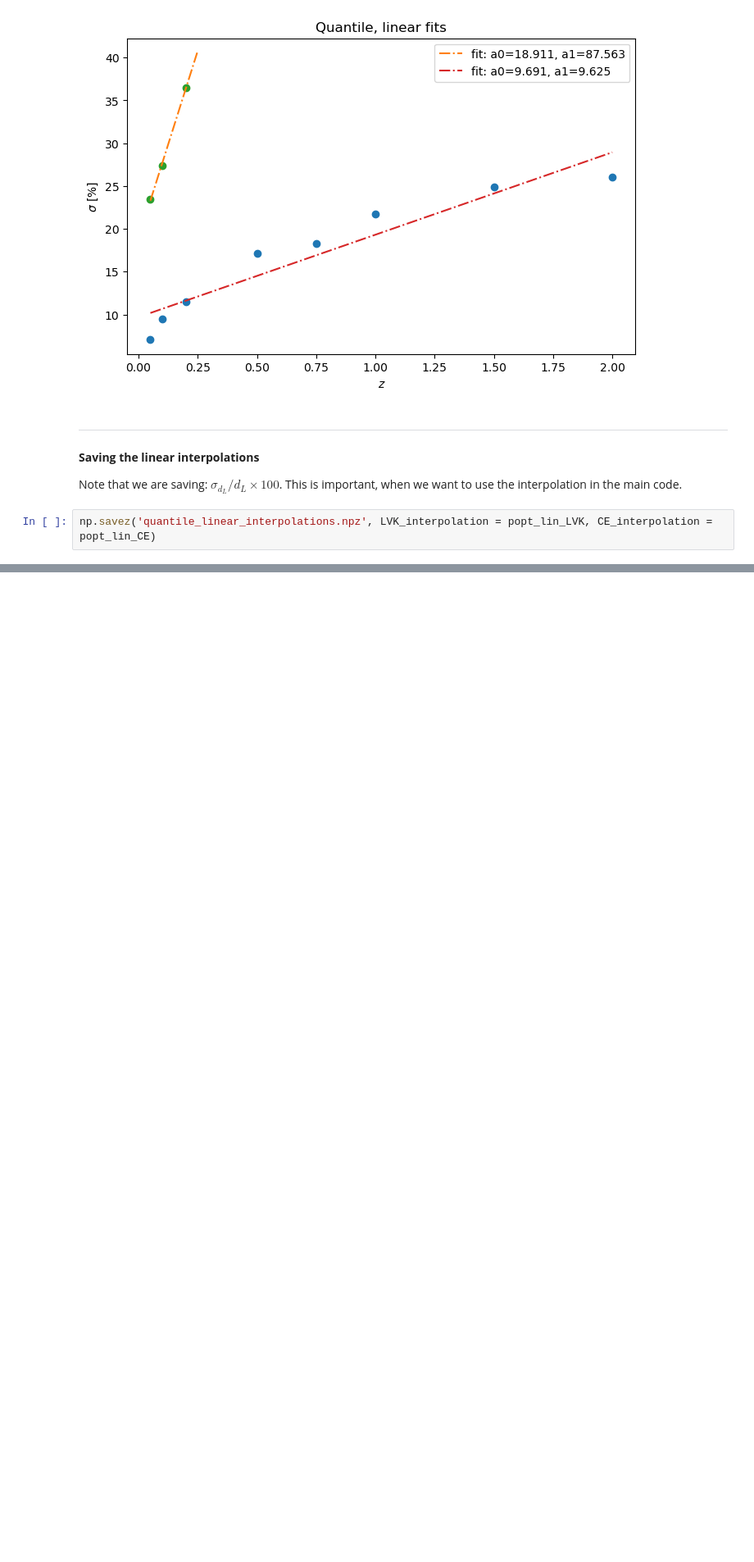
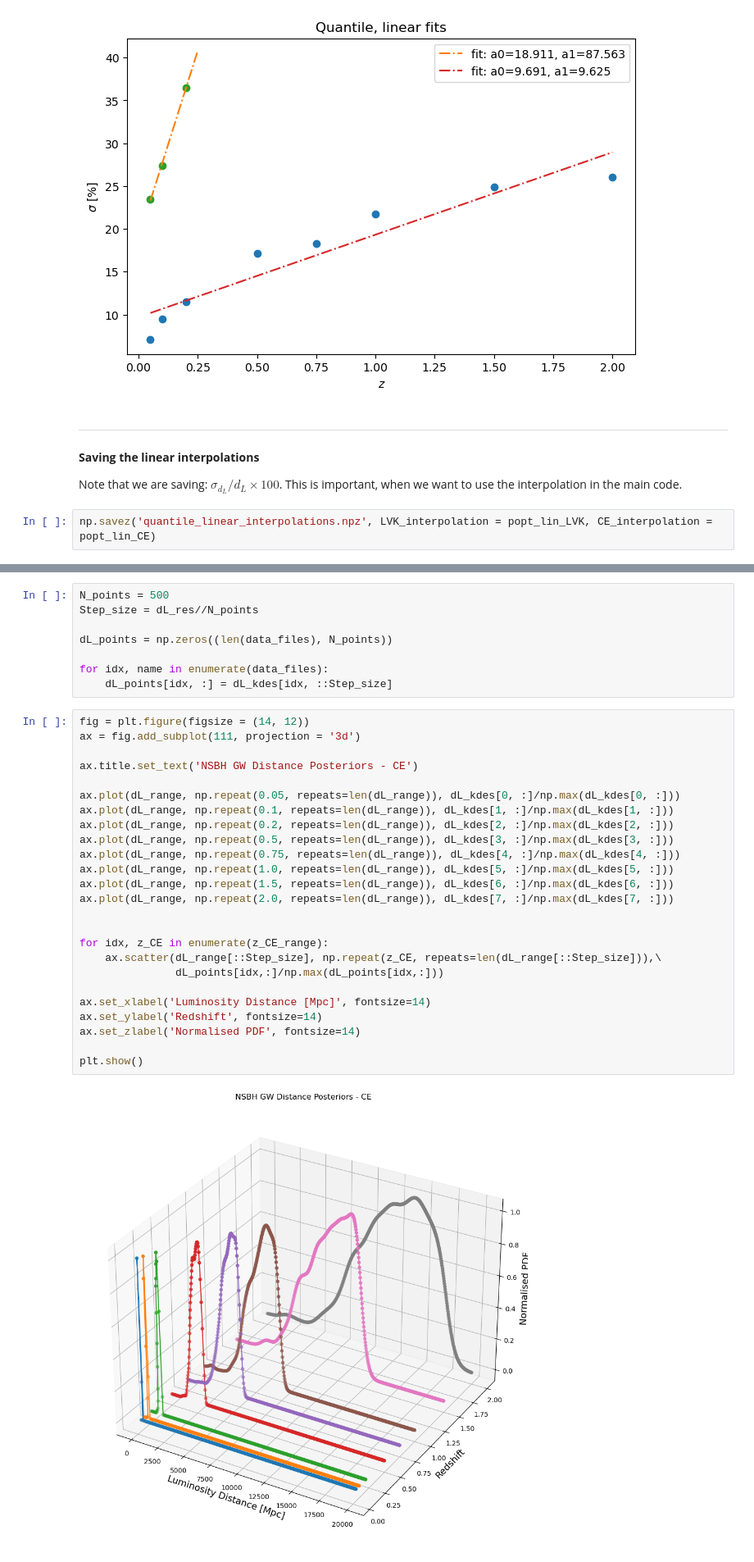
Before and after one commit to MariosNT/FRB_GW_association_cosmo, a Jupyter notebook: Notebooks/Realistic_sources/NSBH_GWs_inspect_runs.ipynb, the cells around one changed output, grey strips where cells are left out. Shown at 82% size. Cells and saved outputs as stored; diff of their text form; blank space fills up the shorter version.

```diff
--- a/Notebooks/Realistic_sources/NSBH_GWs_inspect_runs.ipynb
+++ b/Notebooks/Realistic_sources/NSBH_GWs_inspect_runs.ipynb
@@ -388,0 +496,35 @@ np.savez('quantile_linear_interpolations.npz', LVK_interpolation = popt_lin_LVK,
+# %%
+N_points = 500
+Step_size = dL_res//N_points
+
+dL_points = np.zeros((len(data_files), N_points))
+
+for idx, name in enumerate(data_files):
+    dL_points[idx, :] = dL_kdes[idx, ::Step_size]
+# %%
+fig = plt.figure(figsize = (14, 12))
+ax = fig.add_subplot(111, projection = '3d')
+
+ax.title.set_text('NSBH GW Distance Posteriors - CE')
+
+ax.plot(dL_range, np.repeat(0.05, repeats=len(dL_range)), dL_kdes[0, :]/np.max(dL_kdes[0, :]))
+ax.plot(dL_range, np.repeat(0.1, repeats=len(dL_range)), dL_kdes[1, :]/np.max(dL_kdes[1, :]))
+ax.plot(dL_range, np.repeat(0.2, repeats=len(dL_range)), dL_kdes[2, :]/np.max(dL_kdes[2, :]))
+ax.plot(dL_range, np.repeat(0.5, repeats=len(dL_range)), dL_kdes[3, :]/np.max(dL_kdes[3, :]))
+ax.plot(dL_range, np.repeat(0.75, repeats=len(dL_range)), dL_kdes[4, :]/np.max(dL_kdes[4, :]))
+ax.plot(dL_range, np.repeat(1.0, repeats=len(dL_range)), dL_kdes[5, :]/np.max(dL_kdes[5, :]))
+ax.plot(dL_range, np.repeat(1.5, repeats=len(dL_range)), dL_kdes[6, :]/np.max(dL_kdes[6, :]))
+ax.plot(dL_range, np.repeat(2.0, repeats=len(dL_range)), dL_kdes[7, :]/np.max(dL_kdes[7, :]))
+
+
+for idx, z_CE in enumerate(z_CE_range):
+    ax.scatter(dL_range[::Step_size], np.repeat(z_CE, repeats=len(dL_range[::Step_size])),\
+               dL_points[idx,:]/np.max(dL_points[idx,:]))
+
+ax.set_xlabel('Luminosity Distance [Mpc]', fontsize=14)
+ax.set_ylabel('Redshift', fontsize=14)
+ax.set_zlabel('Normalised PDF', fontsize=14)
+
+plt.show()
+# %% [output]
+[figure, added]
```
Also changed, not shown: parts of 20 cells of this notebook, 3 other files.
